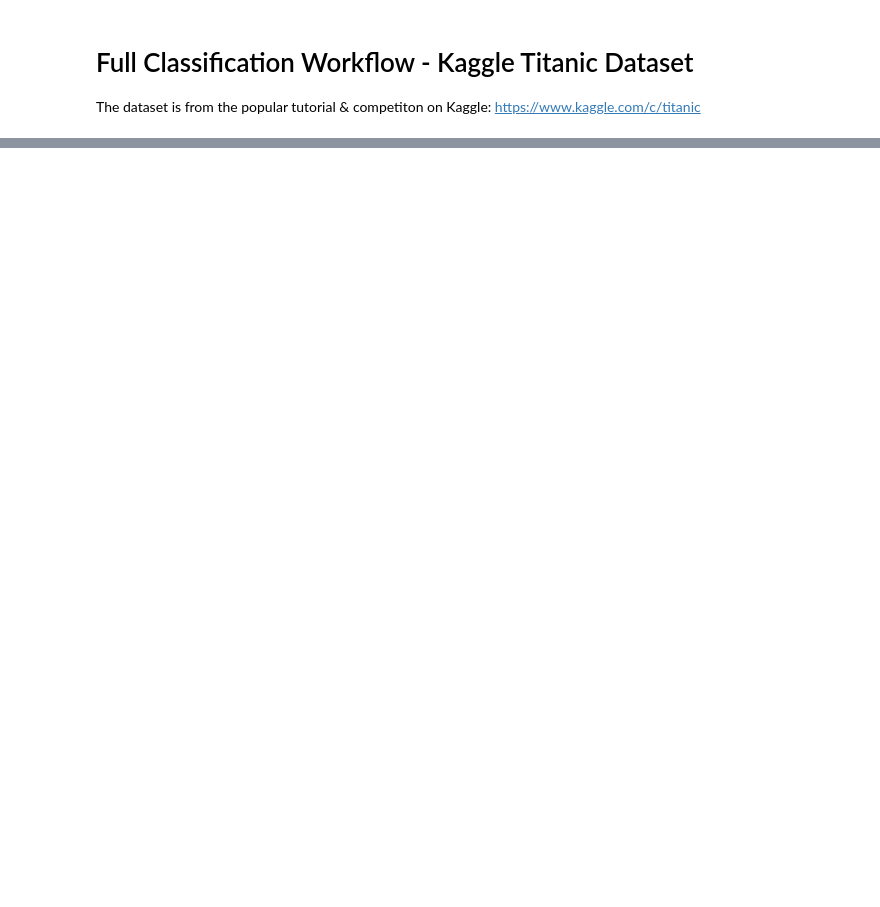
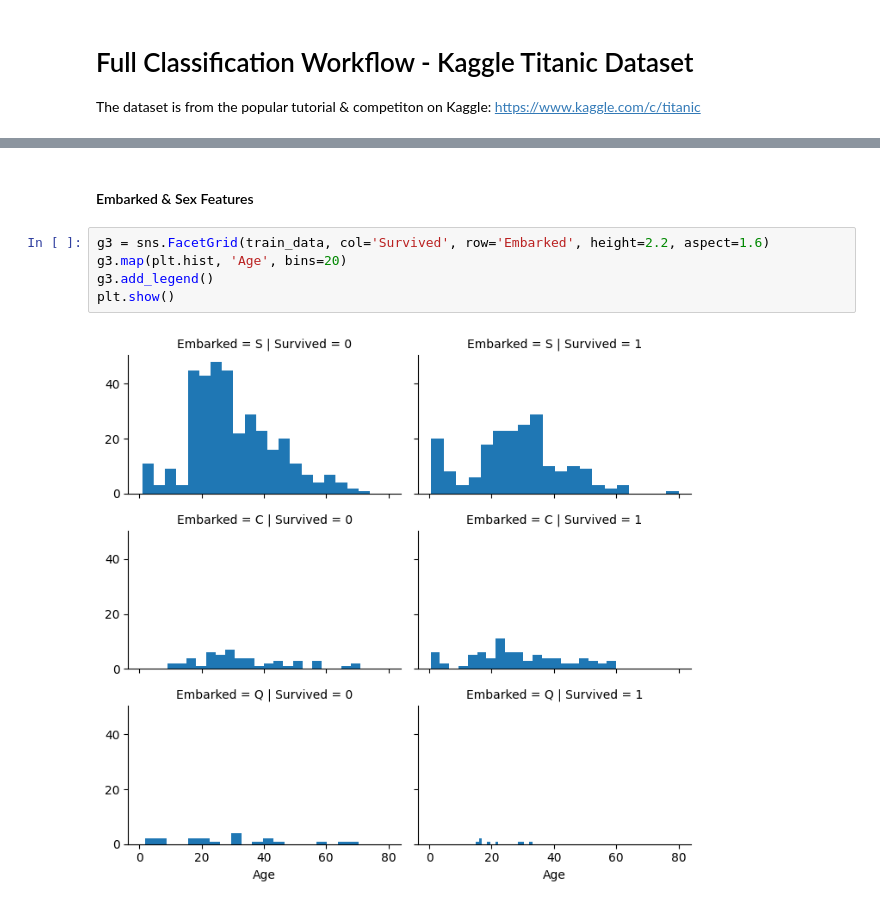
Before and after one commit to mohikhsan/learnml, a Jupyter notebook: classification/titanic_comp.ipynb, the cells around one changed output, grey strips where cells are left out. Cells and saved outputs as stored; diff of their text form; blank space fills up the shorter version.

```diff
--- a/classification/titanic_comp.ipynb
+++ b/classification/titanic_comp.ipynb
@@ -25,0 +324,9 @@ train_data.head()
+# %% [markdown]
+#### Embarked & Sex Features
+# %%
+g3 = sns.FacetGrid(train_data, col='Survived', row='Embarked', height=2.2, aspect=1.6)
+g3.map(plt.hist, 'Age', bins=20)
+g3.add_legend()
+plt.show()
+# %% [output]
+[figure, added]
```
Also changed, not shown: parts of 72 cells of this notebook.
